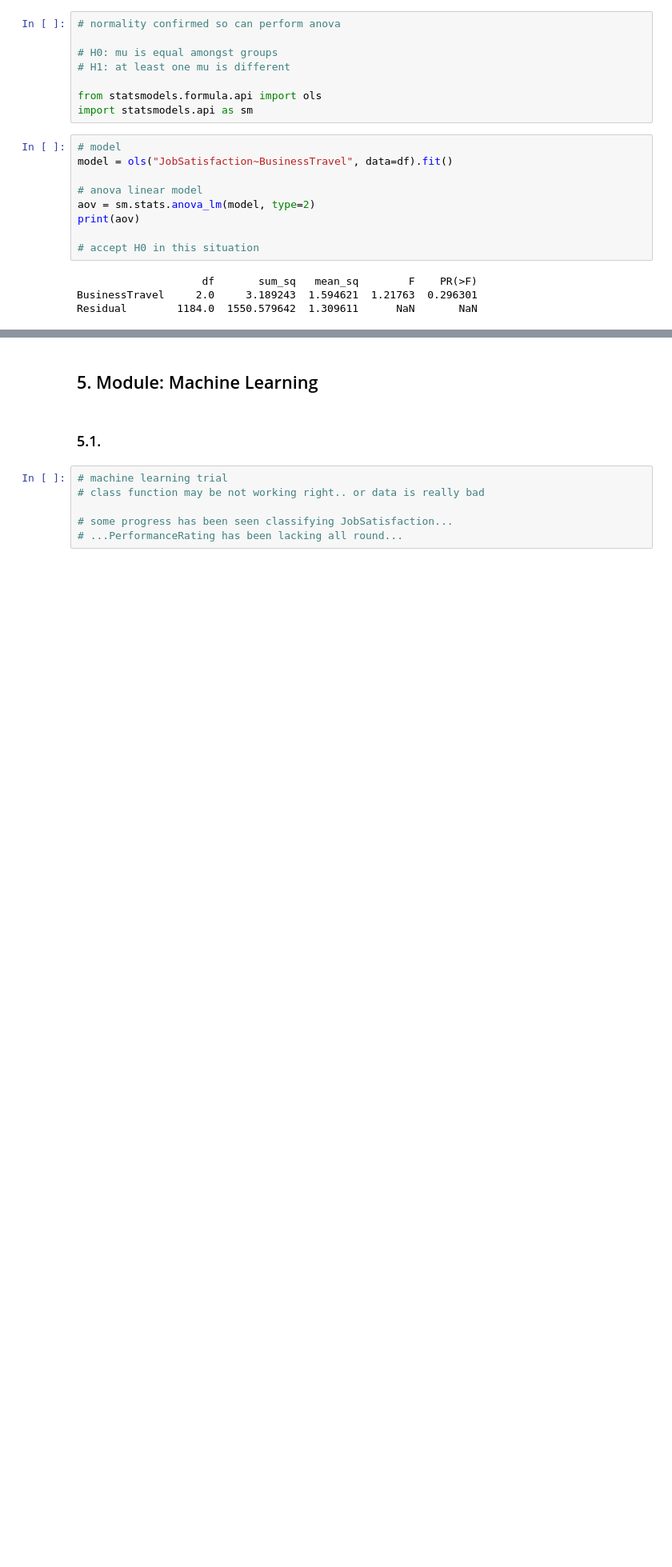
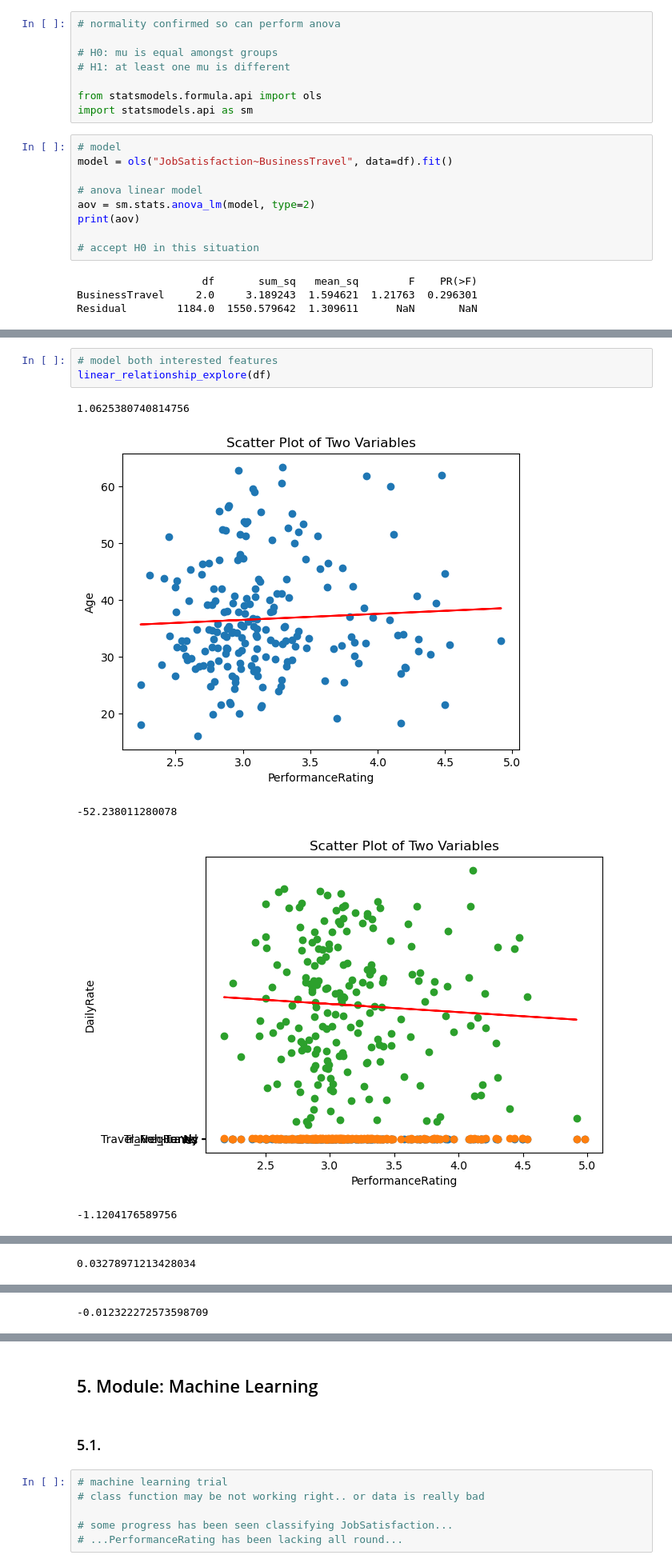
Before and after one commit to Lughaidh-w/Integrated_CA, a Jupyter notebook: Integrated CA2.ipynb, the cells around one changed output, grey strips where cells are left out. Shown at 80% size. Saved outputs shown, nothing was run; the diff lists cells and outputs as text; blank space fills up the shorter version.

```diff
--- a/Integrated CA2.ipynb
+++ b/Integrated CA2.ipynb
@@ -2746,0 +2859,9 @@ Residual        1184.0  1550.579642  1.309611      NaN       NaN
+# %%
+# model both interested features
+linear_relationship_explore(df)
+# %% [output]
+1.0625380740814756
+[figure, added]
+-52.238011280078
+[figure, added]
+-1.1204176589756
@@ -2746,0 +2869 @@ Residual        1184.0  1550.579642  1.309611      NaN       NaN
+0.03278971213428034
@@ -2746,0 +2871 @@ Residual        1184.0  1550.579642  1.309611      NaN       NaN
+-0.012322272573598709
```
Also changed, not shown: parts of 19 cells of this notebook, 1 other file.
